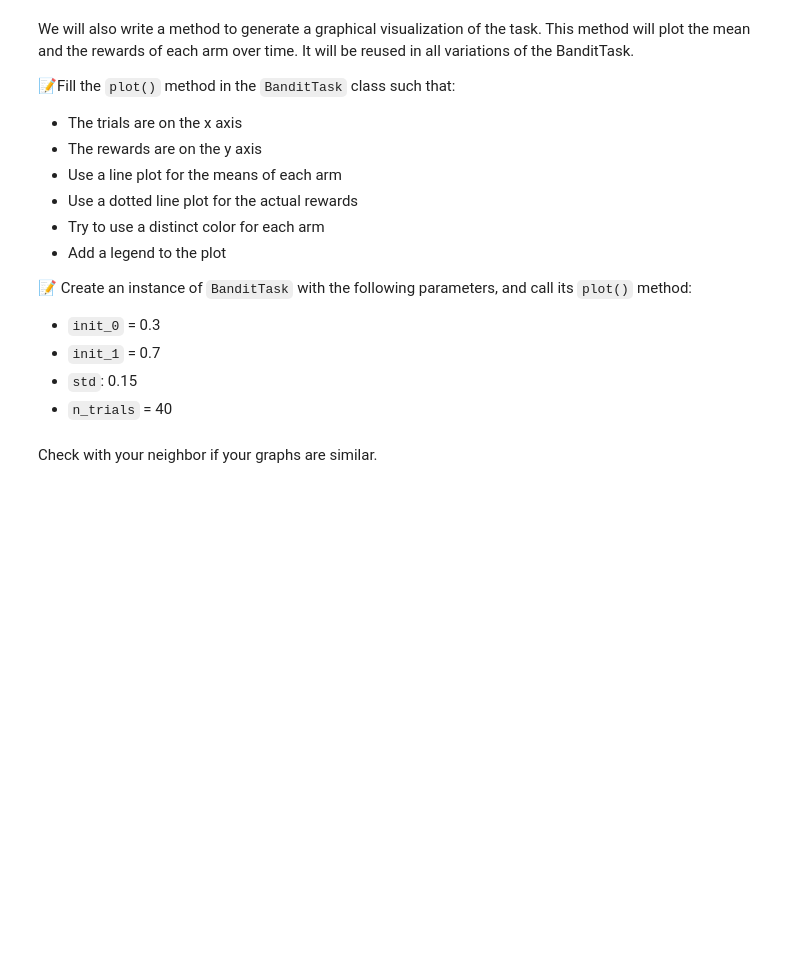
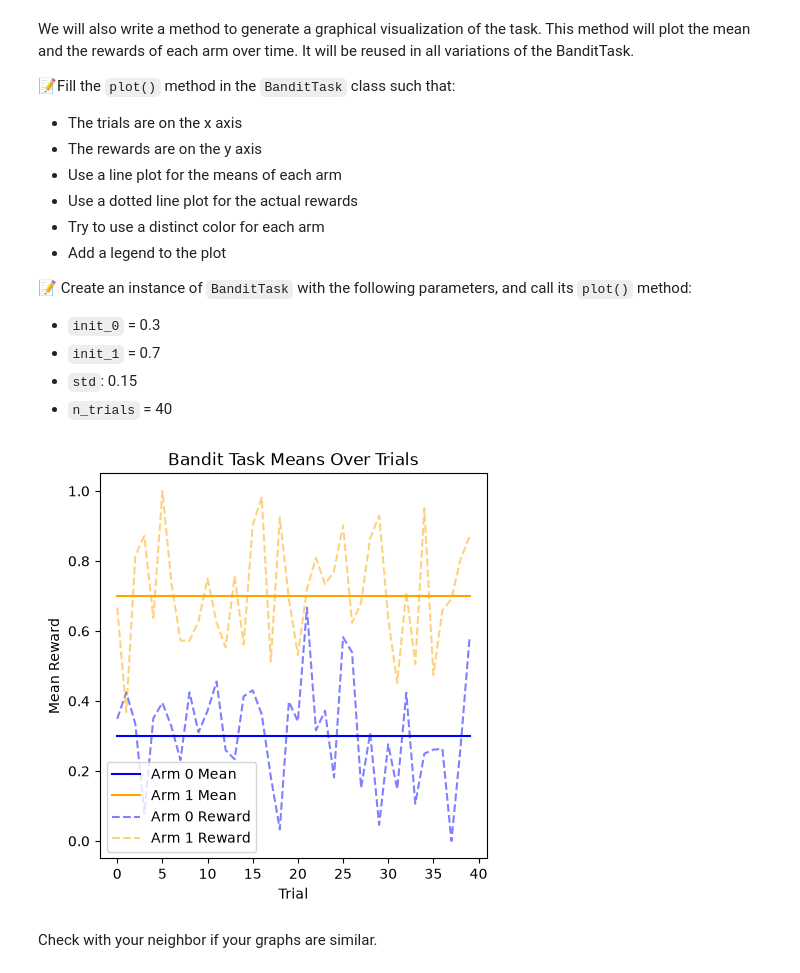
Before and after one commit to easiryne/cognitive-modeling-lab, a Jupyter notebook: TD_4/td4_notebook.ipynb, the cells around one changed output. Drawn from its saved outputs; the diff is of its cells as text; code cells hidden in the pictures; blank space fills up the shorter version.

```diff
--- a/TD_4/td4_notebook.ipynb
+++ b/TD_4/td4_notebook.ipynb
@@ -71,14 +71,23 @@ class BanditTask:
         means = np.zeros((self.n_trials, 2))
         means[:, 0] = self.mean_0
         # To do: set arm 1's means
-
-        rewards = ... # To do: sample rewards from their distribution, then ensure they stay in the [0,1] range
+        means[:, 1] = self.mean_1
+        rewards = np.random.normal(means, self.std) # To do: sample rewards from their distribution, then ensure they stay in the [0,1] range
+        rewards = np.clip(rewards, 0, 1)
 
         return means, rewards
 
     def plot(self):
         # Your code here
-        ...
+        plt.figure(figsize=(5, 5))
+        plt.plot(self.means[:, 0], label='Arm 0 Mean', color='blue')
+        plt.plot(self.means[:, 1], label='Arm 1 Mean', color='orange')
+        plt.plot(self.rewards[:, 0], label='Arm 0 Reward', color='blue', linestyle='dashed', alpha=0.5)
+        plt.plot(self.rewards[:, 1], label='Arm 1 Reward', color='orange', linestyle='dashed', alpha=0.5)
+        plt.title('Bandit Task Means Over Trials')
+        plt.xlabel('Trial')
+        plt.ylabel('Mean Reward')
+        plt.legend()
 
     def reset(self):
         self.means, self.rewards = self.generate_trajectories()
@@ -114,8 +125,10 @@ We will also write a method to generate a graphical visualization of the task. T
 - `n_trials` = 40
 # %%
 # Fill this in
-bandit_task = ...
+bandit_task = BanditTask(init_0=0.3, init_1=0.7, std=0.15, n_trials=40)
 bandit_task.plot()
+# %% [output]
+[figure, added]
 # %% [markdown]
 Check with your neighbor if your graphs are similar.
 # %% [markdown]
```
Also changed, not shown: parts of 33 cells of this notebook.
